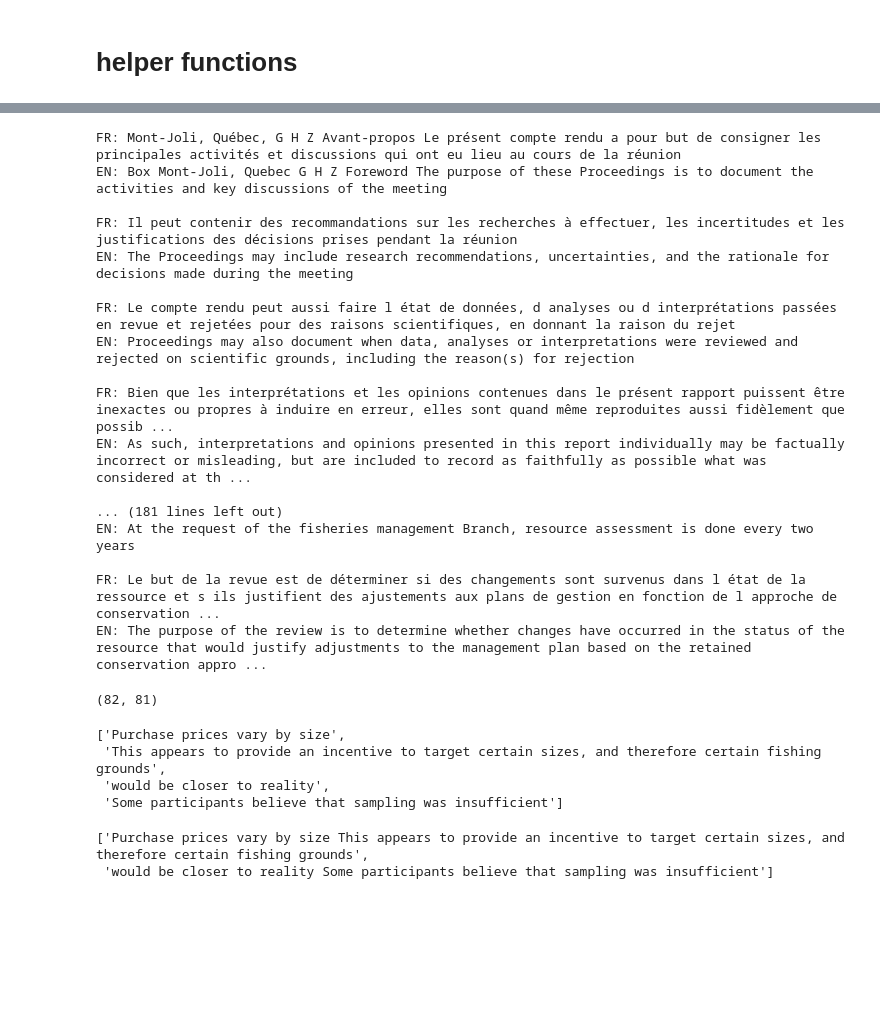
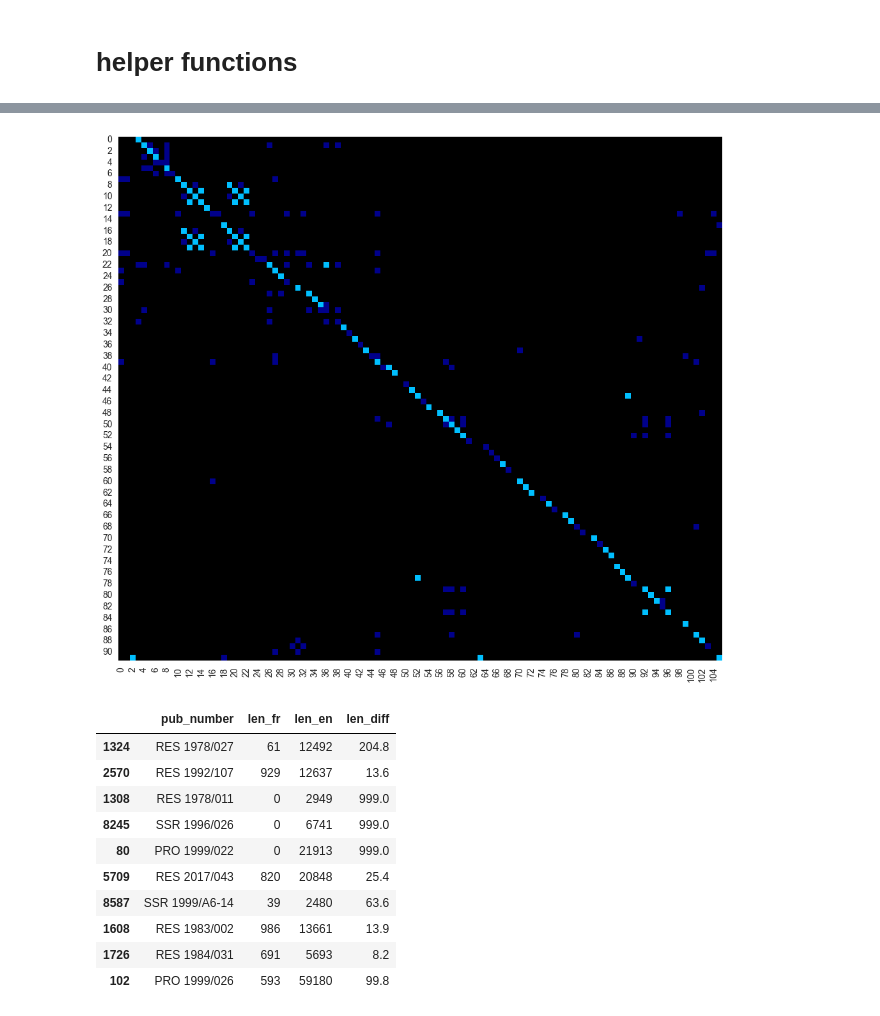
Before and after one commit to KevinCarr42/AI-Translation, a Jupyter notebook: fr_eng_cleaning_chunking.ipynb, the cells around one changed output, grey strips where cells are left out. Saved outputs shown, nothing was run; the diff lists cells and outputs as text; code cells hidden in the pictures; blank space fills up the shorter version.

```diff
--- a/fr_eng_cleaning_chunking.ipynb
+++ b/fr_eng_cleaning_chunking.ipynb
@@ -187,4 +192,11 @@ def process_all_rows(fr_eng_correlation_df, parsed_docs_folder, clf):
 clf = LanguageClassifier()
 
 matched_df = process_all_rows(fr_eng_correlation_df, parsed_docs_folder, clf)
+matched_df['len_fr'] = matched_df['text_fr'].str.len()
+matched_df['len_en'] = matched_df['text_en'].str.len()
+matched_df['len_diff'] = np.where(
+    matched_df[['len_fr', 'len_en']].min(axis=1) == 0,
+    999,
+    matched_df[['len_fr', 'len_en']].max(axis=1) / matched_df[['len_fr', 'len_en']].min(axis=1)
+)
 # %%
@@ -282,47 +297,0 @@ def correlate_and_clean_text(text_fr, text_en):
-# %%
-row_n = 1000
-text_fr, text_en = matched_df.iloc[row_n]['text_fr'], matched_df.iloc[row_n]['text_en']
-
-correlate_and_clean_text(text_fr, text_en)
-
-matched_fr, matched_en = correlate_and_clean_text(text_fr, text_en)
-
-for fr, en in zip(matched_fr, matched_en):
-    print(f"FR: {fr}\nEN: {en}\n")
-# %% [output]
-FR: Mont-Joli, Québec, G H Z Avant-propos Le présent compte rendu a pour but de consigner les principales activités et discussions qui ont eu lieu au cours de la réunion
-EN: Box Mont-Joli, Quebec G H Z Foreword The purpose of these Proceedings is to document the activities and key discussions of the meeting
-
-FR: Il peut contenir des recommandations sur les recherches à effectuer, les incertitudes et les justifications des décisions prises pendant la réunion
-EN: The Proceedings may include research recommendations, uncertainties, and the rationale for decisions made during the meeting
-
-FR: Le compte rendu peut aussi faire l état de données, d analyses ou d interprétations passées en revue et rejetées pour des raisons scientifiques, en donnant la raison du rejet
-EN: Proceedings may also document when data, analyses or interpretations were reviewed and rejected on scientific grounds, including the reason(s) for rejection
-
-FR: Bien que les interprétations et les opinions contenues dans le présent rapport puissent être inexactes ou propres à induire en erreur, elles sont quand même reproduites aussi fidèlement que possib ...
-EN: As such, interpretations and opinions presented in this report individually may be factually incorrect or misleading, but are included to record as faithfully as possible what was considered at th ...
-
-... (181 lines left out)
-EN: At the request of the fisheries management Branch, resource assessment is done every two years
-
-FR: Le but de la revue est de déterminer si des changements sont survenus dans l état de la ressource et s ils justifient des ajustements aux plans de gestion en fonction de l approche de conservation ...
-EN: The purpose of the review is to determine whether changes have occurred in the status of the resource that would justify adjustments to the management plan based on the retained conservation appro ...
-# %%
-n_min = 30
-sentences_fr = [x.strip() for x in text_fr.split(".") if x != ""]
-sentences_en = [x.strip() for x in text_en.split(".") if x != ""]
-len(sentences_fr), len(merge_short_sentences(sentences_fr, n_min))
-# %% [output]
-(82, 81)
-# %%
-[x for x in sentences_en if x not in merge_short_sentences(sentences_en, n_min)]
-# %% [output]
-['Purchase prices vary by size',
- 'This appears to provide an incentive to target certain sizes, and therefore certain fishing grounds',
- 'would be closer to reality',
- 'Some participants believe that sampling was insufficient']
-# %%
-[x for x in merge_short_sentences(sentences_en, n_min) if x not in sentences_en]
-# %% [output]
-['Purchase prices vary by size This appears to provide an incentive to target certain sizes, and therefore certain fishing grounds',
- 'would be closer to reality Some participants believe that sampling was insufficient']
@@ -328,0 +302,20 @@ len(sentences_fr), len(merge_short_sentences(sentences_fr, n_min))
+# %%
+display_similarity_matrix(row_n)
+# %% [output]
+[figure, added]
+# %%
+# let's look at the garbage data and see if we can fix it
+min_doc_length = 1000
+matched_df[((matched_df.len_fr < min_doc_length) | (matched_df.len_en < min_doc_length))].drop(['text_fr', 'text_en'], axis=1).sample(10)
+# %% [output]
+|  | pub_number | len_fr | len_en | len_diff |
+| 1324 | RES 1978/027 | 61 | 12492 | 204.8 |
+| 2570 | RES 1992/107 | 929 | 12637 | 13.6 |
+| 1308 | RES 1978/011 | 0 | 2949 | 999.0 |
+| 8245 | SSR 1996/026 | 0 | 6741 | 999.0 |
+| 80 | PRO 1999/022 | 0 | 21913 | 999.0 |
+| 5709 | RES 2017/043 | 820 | 20848 | 25.4 |
+| 8587 | SSR 1999/A6-14 | 39 | 2480 | 63.6 |
+| 1608 | RES 1983/002 | 986 | 13661 | 13.9 |
+| 1726 | RES 1984/031 | 691 | 5693 | 8.2 |
+| 102 | PRO 1999/026 | 593 | 59180 | 99.8 |
```
Also changed, not shown: parts of 27 cells of this notebook.
